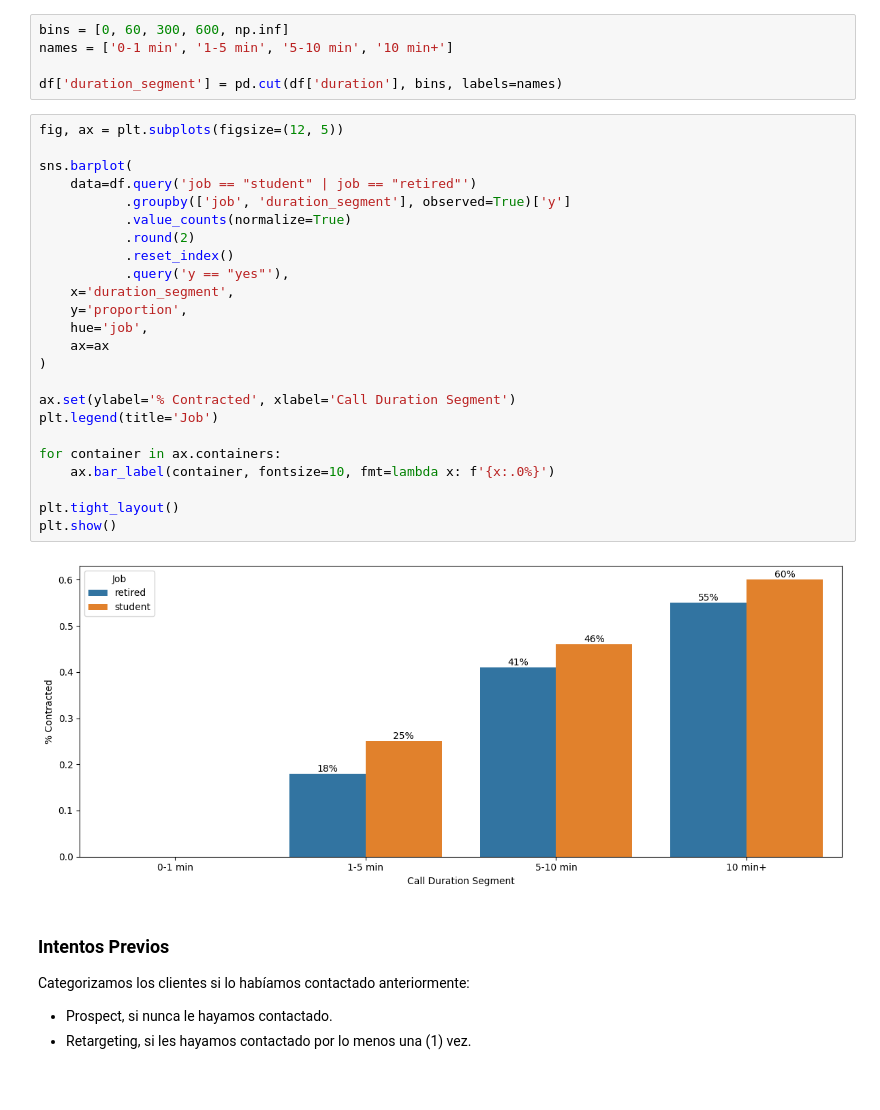
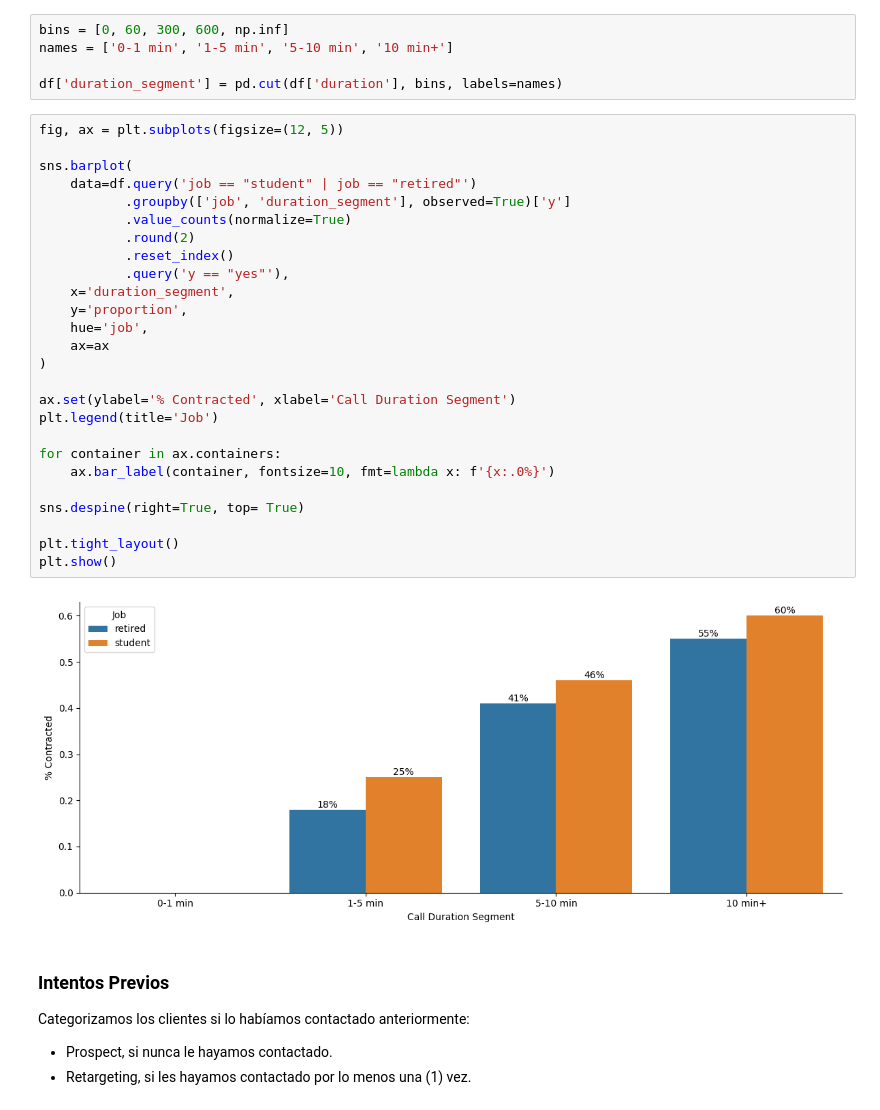
Before and after one commit to diegodelarubia/Trabajo_Final_Master-TFM-, a Jupyter notebook: TFM_Fintech/TFM_Final/main.ipynb, the cells around one changed output. Drawn from its saved outputs; the diff is of its cells as text.

```diff
--- a/TFM_Fintech/TFM_Final/main.ipynb
+++ b/TFM_Fintech/TFM_Final/main.ipynb
@@ -670,29 +683,31 @@ df['duration_segment'] = pd.cut(df['duration'], bins, labels=names)
 # %%
 fig, ax = plt.subplots(figsize=(12, 5))
 
 sns.barplot(
     data=df.query('job == "student" | job == "retired"')
            .groupby(['job', 'duration_segment'], observed=True)['y']
            .value_counts(normalize=True)
            .round(2)
            .reset_index()
            .query('y == "yes"'),
     x='duration_segment',
     y='proportion',
     hue='job',
     ax=ax
 )
 
 ax.set(ylabel='% Contracted', xlabel='Call Duration Segment')
 plt.legend(title='Job')
 
 for container in ax.containers:
     ax.bar_label(container, fontsize=10, fmt=lambda x: f'{x:.0%}')
 
+sns.despine(right=True, top= True)
+
 plt.tight_layout()
 plt.show()
 # %% [output]
-[figure, old version]
+[figure, new version]
 # %% [markdown]
 ### Intentos Previos
 
```
Also changed, not shown: parts of 11 cells of this notebook, 1 other file.
